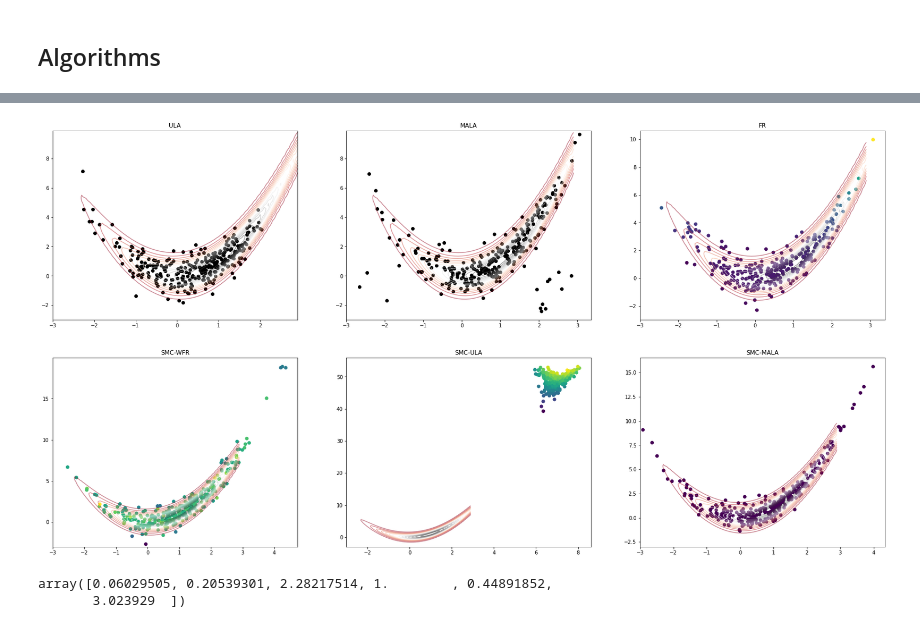
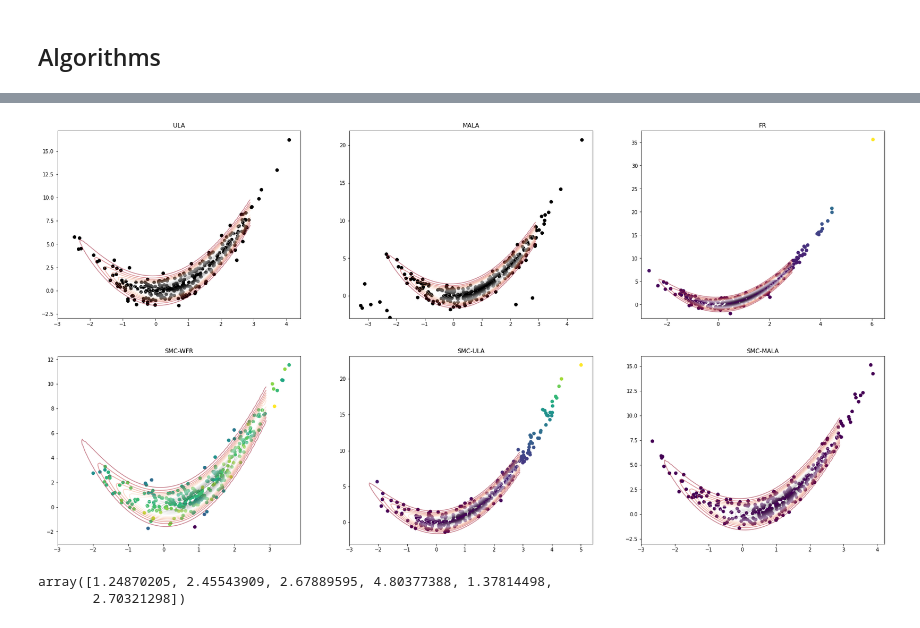
Before and after one commit to FrancescaCrucinio/SMC-WFR, a Jupyter notebook: Banana/Banana_FlowComparison.ipynb, the cells around one changed output, grey strips where cells are left out. Cells and saved outputs as stored; diff of their text form; code cells hidden in the pictures.

```diff
--- a/Banana/Banana_FlowComparison.ipynb
+++ b/Banana/Banana_FlowComparison.ipynb
@@ -60,16 +62,5 @@ gamma_smcmala = 0.45
 # %%
 Nalgo = 6
-Nrep = 5
-
-ula_chain = np.zeros((Nrep, Niter_ula, d, N))
-mala_chain = np.zeros((Nrep, Niter_mala, d, N))
-fr_x = np.zeros((Nrep, Niter_fr, d, N))
-fr_w = np.zeros((Nrep, Niter_fr, N))
-wfr_x = np.zeros((Nrep, Niter, d, N))
-wfr_w = np.zeros((Nrep, Niter, N))
-smcula_x = np.zeros((Nrep, Niter_smcula, d, N))
-smcula_w = np.zeros((Nrep, Niter_smcula, N))
-smcmala_x = np.zeros((Nrep, Niter_smcmala, d, N))
-smcmala_w = np.zeros((Nrep, Niter_smcmala, N))
+Nrep = 1
 
 runtime = np.zeros((Nrep, Nalgo))
@@ -77,32 +82,32 @@ runtime = np.zeros((Nrep, Nalgo))
 for i in range(Nrep):
     ### ULA
     start = time.time()
-    ula_chain[i,:] = algo.ParallelULA(gamma, Niter_ula, X0, sigma)
+    ula_chain, w1_ula[i,:], cov_ula[i,:] = algo.ParallelULA(gamma, Niter_ula, X0, sigma, true_sample.T, true_cov)
     end = time.time()
     runtime[i, 0] = end-start
     ### MALA
     start = time.time()
-    mala_chain[i,:], accepted_mala = algo.ParallelMALA(gamma_mala, Niter_mala, X0, sigma)
+    mala_chain, accepted_mala, w1_mala[i,:], cov_mala[i,:] = algo.ParallelMALA(gamma_mala, Niter_mala, X0, sigma, true_sample.T, true_cov)
     end = time.time()
     runtime[i, 1] = end-start
     ## SMC-FR
     start = time.time()
-    fr_x[i,:], fr_w[i,:] = algo.SMC_FR(gamma, Niter_fr, X0, sigma, nmcmc)
+    fr_x, fr_w, w1_fr[i,:], cov_fr[i,:] = algo.SMC_FR(gamma, Niter_fr, X0, sigma, true_sample.T, true_cov, 1)
     end = time.time()
     runtime[i, 2] = end-start
     ### SMC-WFR
     start = time.time()
-    wfr_x[i,:], wfr_w[i,:] = algo.SMC_WFR(gamma, Niter, X0, sigma, nmcmc)
+    wfr_x, wfr_w, w1_wfr[i,:], cov_wfr[i,:] = algo.SMC_WFR(gamma, Niter, X0, sigma, true_sample.T, true_cov, nmcmc)
     end = time.time()
     runtime[i, 3] = end-start
     ### SMC-ULA
     start = time.time()
-    smcula_x[i,:], smcula_w[i,:] = algo.SMC_ULA(gamma, Niter_smcula, X0, sigma, nmcmc)
+    smcula_x, smcula_w, w1_smcula[i,:], cov_smcula[i,:] = algo.SMC_ULA(gamma, Niter_smcula, X0, sigma, true_sample.T, true_cov, nmcmc)
     end = time.time()
     runtime[i, 4] = end-start
     ### SMC-MALA
     start = time.time()
-    smcmala_x[i,:], smcmala_w[i,:], accepted_smcmala = algo.SMC_MALA(gamma_smcmala, Niter_smcmala, X0, sigma, nmcmc)
+    smcmala_x, smcmala_w, accepted_smcmala, w1_smcmala[i,:], cov_smcmala[i,:] = algo.SMC_MALA(gamma_smcmala, Niter_smcmala, X0, sigma, true_sample.T, true_cov, 1)
     end = time.time()
     runtime[i, 5] = end-start
 # %%
@@ -117,46 +122,46 @@ np.mean(np.sum(accepted_smcmala, axis = 0)/Niter_smcmala)
 i = Nrep-1
 plt.figure(figsize = (12,6))
 plt.subplot(2, 3, 1)
 plt.contour(x, y, z, 15, cmap='RdGy', alpha = 0.5)
-plt.scatter(ula_chain[i, -1, 0, :], ula_chain[i, -1, 1, :], color = 'black');
+plt.scatter(ula_chain[0, :], ula_chain[1, :], color = 'black');
 plt.title('ULA')
 plt.subplot(2, 3, 2)
 plt.contour(x, y, z, 15, cmap='RdGy', alpha = 0.5)
-plt.scatter(mala_chain[i, -1, 0, :], mala_chain[i, -1, 1, :], color = 'black');
+plt.scatter(mala_chain[0, :], mala_chain[1, :], color = 'black');
 plt.title('MALA')
 plt.subplot(2, 3, 3)
 plt.contour(x, y, z, 15, cmap='RdGy', alpha = 0.5)
-plt.scatter(fr_x[i, -1, 0, :], fr_x[i, -1, 1, :], c = fr_w[i, -1, :]);
+plt.scatter(fr_x[0, :], fr_x[1, :], c = fr_w);
 plt.title('FR')
 plt.subplot(2, 3, 4)
 plt.contour(x, y, z, 15, cmap='RdGy', alpha = 0.5)
-plt.scatter(wfr_x[i, -1, 0, :], wfr_x[i, -1, 1, :], c = wfr_w[i, -1, :]);
+plt.scatter(wfr_x[0, :], wfr_x[1, :], c = wfr_w);
 plt.title('SMC-WFR')
 plt.subplot(2, 3, 5)
 plt.contour(x, y, z, 15, cmap='RdGy', alpha = 0.5)
-plt.scatter(smcula_x[i, -1, 0, :], smcula_x[i, -1, 1, :], c = smcula_w[i, -1, :]);
+plt.scatter(smcula_x[0, :], smcula_x[1, :], c = smcula_w);
 plt.title('SMC-ULA')
 plt.subplot(2, 3, 6)
 plt.contour(x, y, z, 15, cmap='RdGy', alpha = 0.5)
-plt.scatter(smcmala_x[i, -1, 0, :], smcmala_x[i, -1, 1, :], c = smcmala_w[i, -1, :]);
+plt.scatter(smcmala_x[0, :], smcmala_x[1, :], c = smcmala_w);
 plt.title('SMC-MALA')
 # plt.colorbar();
 plt.subplots_adjust(left=-1,
                     bottom=-1,
                     right=0.9,
                     top=0.9,
                     wspace=0.2,
                     hspace=0.2)
 plt.show()
 # plt.savefig("GaussianMixture4Modes.pdf")
 # %% [output]
-[figure, old version]
+[figure, new version]
 # %%
 avg_runtime = np.mean(runtime, axis = 0)
-avg_runtime/avg_runtime[3]
+avg_runtime
 # %% [output]
-array([0.06029505, 0.20539301, 2.28217514, 1.        , 0.44891852,
-       3.023929  ])
+array([1.24870205, 2.45543909, 2.67889595, 4.80377388, 1.37814498,
+       2.70321298])
 # %%
 xx_ula = avg_runtime[0]/Niter_ula*np.arange(Niter_ula)
 xx_mala = avg_runtime[1]/Niter_mala*np.arange(Niter_mala)
```
Also changed, not shown: parts of 19 cells of this notebook, 9 other files.
